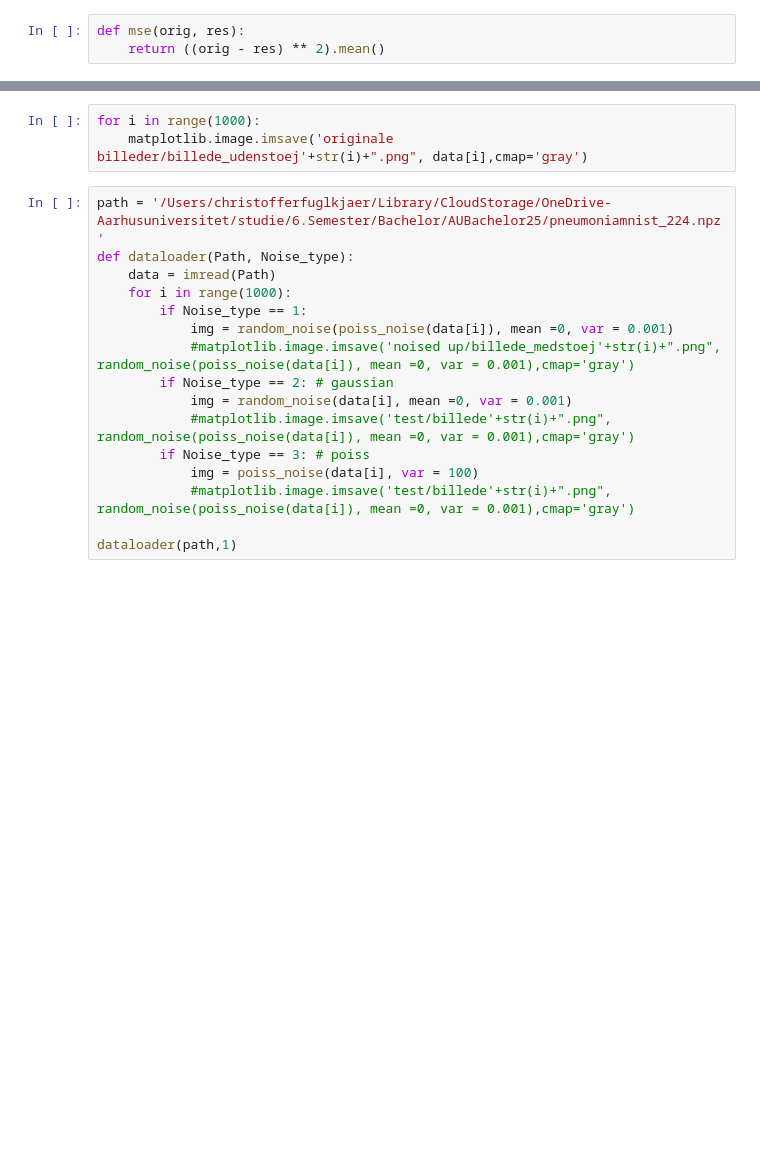
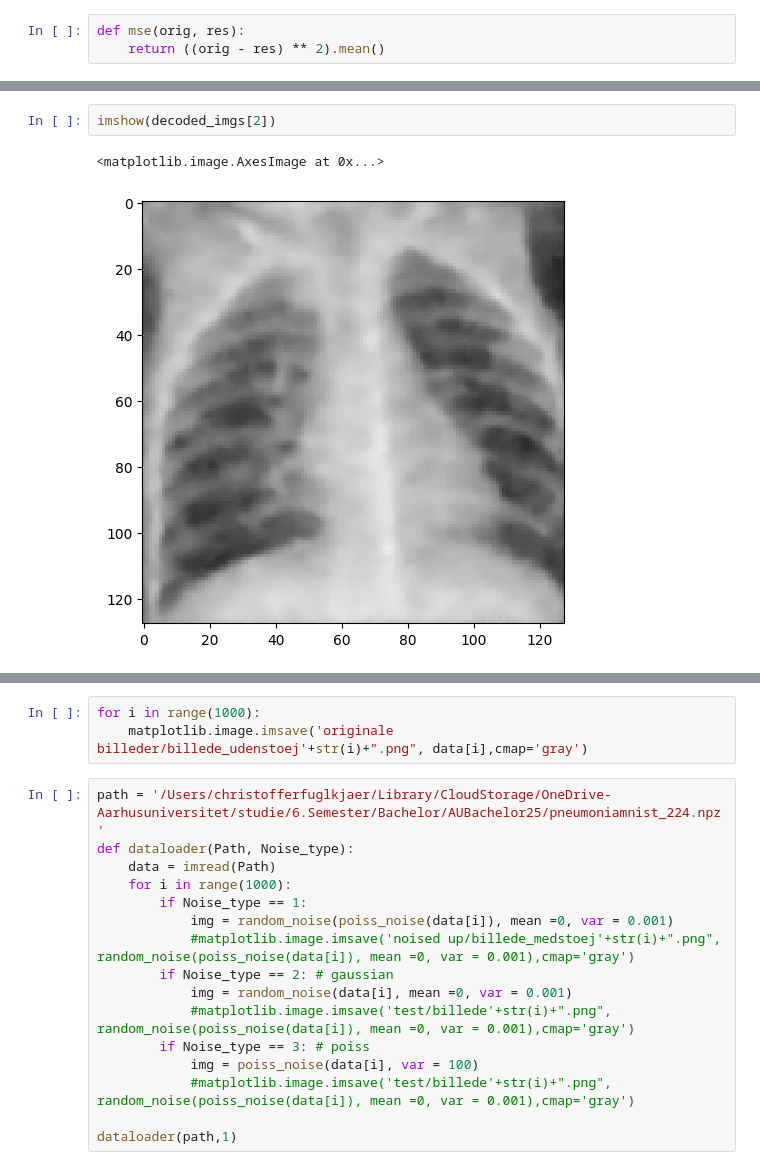
Before and after one commit to Christofferfuglkjaer/AUBachelor25, a Jupyter notebook: Kode/AE made in tensorflow.ipynb, the cells around one changed output, grey strips where cells are left out. Drawn from its saved outputs; the diff is of its cells as text; blank space fills up the shorter version.

```diff
--- a/Kode/AE made in tensorflow.ipynb
+++ b/Kode/AE made in tensorflow.ipynb
@@ -292,0 +302,5 @@ plt.show()
+# %%
+imshow(decoded_imgs[2])
+# %% [output]
+<matplotlib.image.AxesImage at 0x...>
+[figure, added]
```
Also changed, not shown: parts of 9 cells of this notebook.
